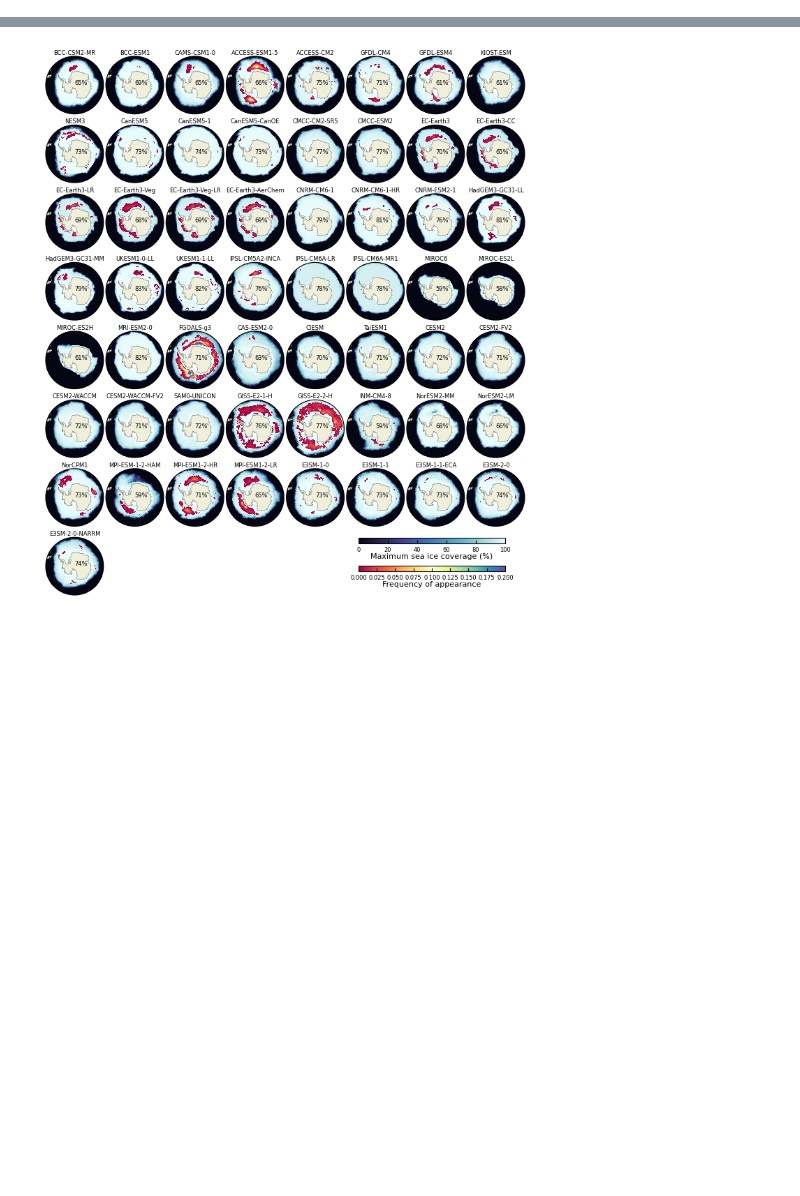
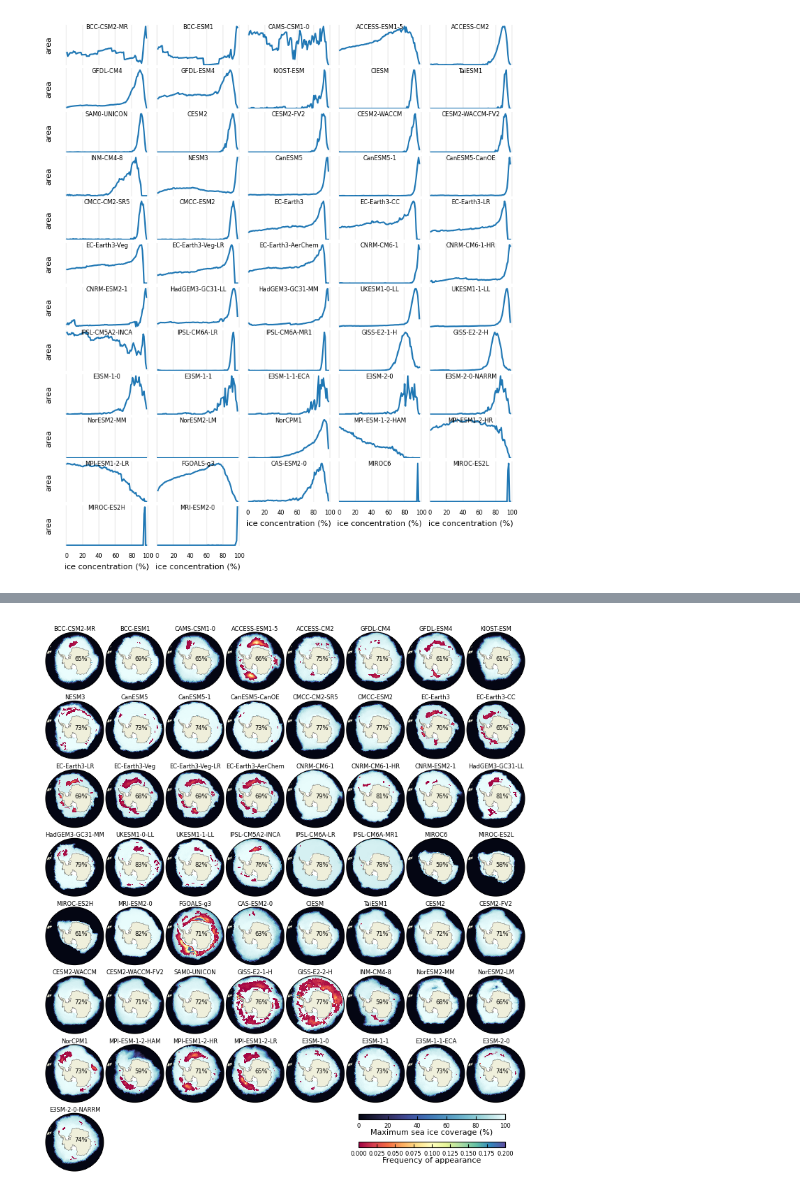
Before and after one commit to shunzi-work/SouthernOceanPolynya, a Jupyter notebook: part1/IcePlot.ipynb, the cells around one changed output, grey strips where cells are left out. Drawn from its saved outputs; the diff is of its cells as text; code cells hidden in the pictures; blank space fills up the shorter version.

Commit message:
clean sea ice data

```diff
--- a/chap1/IcePlot.ipynb
+++ b/part1/IcePlot.ipynb
@@ -16,5 +24,5 @@ from skimage.segmentation import flood_fill
 # %%
-datapd = pd.read_csv('all_coord.csv')
+datapd = pd.read_csv('List57.csv')
 # %%
 def ispickleexists(n, p0):
     p = p0 + n + '.pickle'
@@ -232,0 +108,50 @@ import matplotlib.path as mpath
+# %%
+p0 = '../../SO_data/data_polynya_count/'
+# plt.style.use('seaborn-v0_8-whitegrid')
+fig = plt.figure(figsize=(6.5, 7.5))
+n = 0
+ice_thresholds = np.arange(0, 100, step=1)
+
+for i in range(0, len(datapd)):
+    name = datapd.at[i, 'source_id']
+    if ispickleexists(name, p0):
+        n+=1
+        ds = openpickle(name, p0)
+        ax = fig.add_subplot(12, 5, n)
+        plt.subplots_adjust(left=0.01,
+                            bottom=0.01,
+                            right=0.99,
+                            top=0.99,
+                            wspace=0.04,
+                            hspace=0.08)
+        if np.max(ds)>0:
+            ax.plot(ice_thresholds[1:-1], ds[1:-1]/np.max(ds))
+        else:
+            ax.plot(ice_thresholds[1:-1], ds[1:-1])
+        if n == 1:
+            # x_min, x_max = ax.get_xlim()
+            y_min, y_max = ax.get_ylim()
+        else:
+            ax.set_ylim((y_min, y_max))
+        ax.tick_params(labelsize = 6)
+        ax.set_title(name, fontsize=6, y=1.0, pad=-4)
+        ax.set_xticks([0,20,40,60,80,100])
+
+        if n<=52:
+            ax.set_xticklabels([])
+        else:
+            ax.set_xlabel('ice concentration (%)', fontsize=8)
+        ax.set_yticklabels([])
+        ax.set_frame_on(False)
+        ax.tick_params(tick1On=False)
+        # ax.axis('off')
+
+        # ax.grid()
+        ax.xaxis.grid(True,'major', ls='-', lw=0.2)
+        # if n>52:
+        #     # ax.set_xticks([])
+        #     ax.spines["bottom"].set_visible(True)
+        if n%5==1:
+            ax.set_ylabel('area', fontsize=8)
+# %% [output]
+[figure, added]
```
Also changed, not shown: parts of 16 cells of this notebook, 9 other files.
